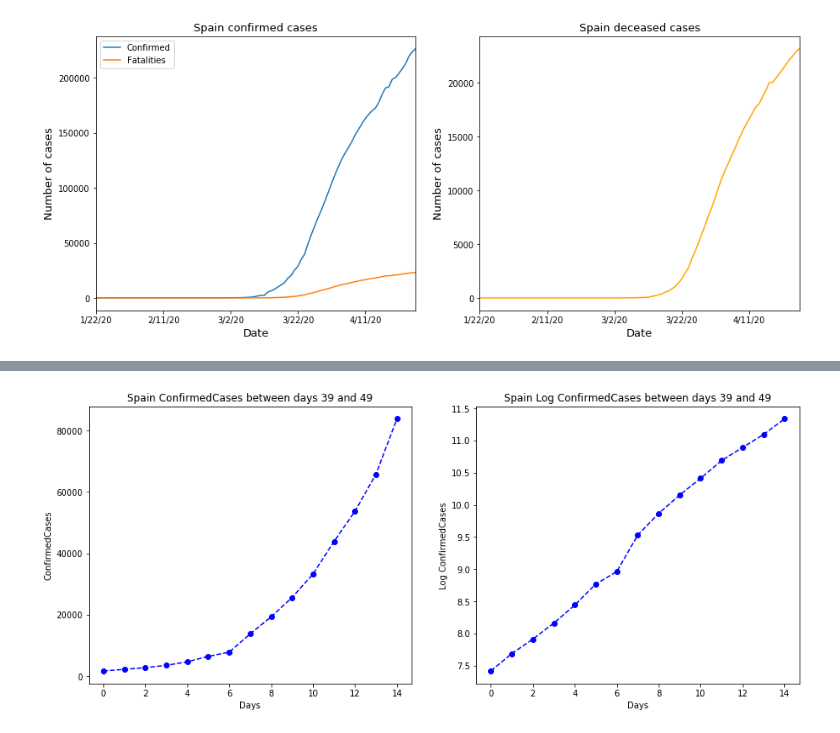
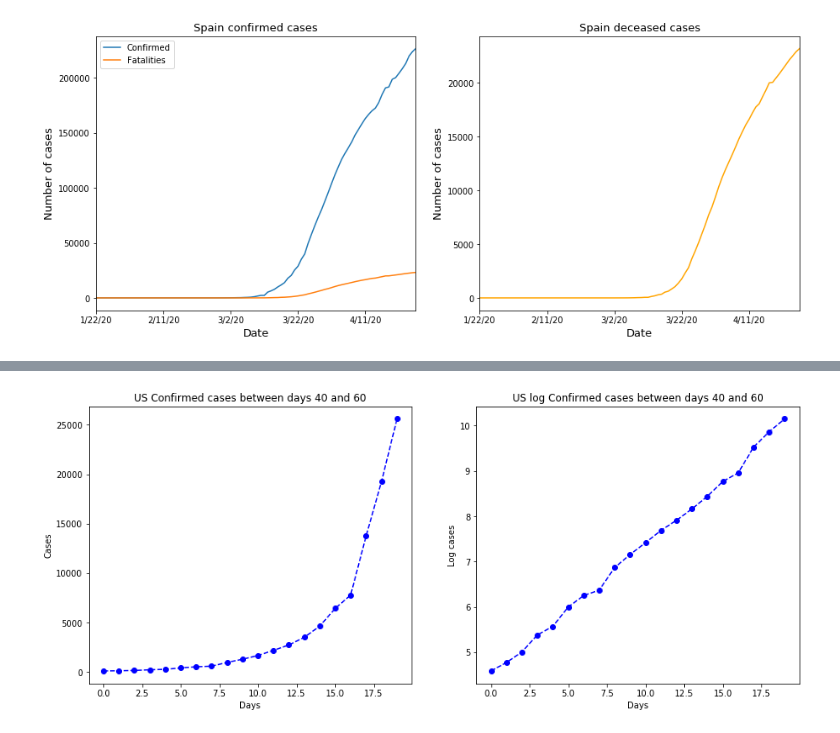
Before and after one commit to nguyentuanvn/machine-learning, a Jupyter notebook: Covid-19/Covid_19_Case_Prediction.ipynb, the cells around one changed output, grey strips where cells are left out. Cells and saved outputs as stored; diff of their text form; code cells hidden in the pictures.

```diff
--- a/Covid-19/Covid_19_Case_Prediction.ipynb
+++ b/Covid-19/Covid_19_Case_Prediction.ipynb
@@ -223,21 +270,23 @@ Optimal parameters: beta = 9.075666778422505  and gamma =  8.903973644907
 # %%
-country = "US"
-fig, (ax1, ax2) = plt.subplots(1, 2, figsize=(15,6))
+def plot_early_stage(country,type_case,start,end):
+    df_cases = get_cases_by_country(country)
+    y1 = df_cases[type_case][start:end]
+    x1 = range(0, len(y1))
 
-df_cases = get_cases_by_country(country)
-y1 = df_cases['Confirmed'][50:65]
-x1 = range(0, len(y1))
-ax1.plot(x1, y1, 'bo--')
-ax1.set_title("Spain ConfirmedCases between days 39 and 49")
-ax1.set_xlabel("Days")
-ax1.set_ylabel("ConfirmedCases")
+    fig, (ax1, ax2) = plt.subplots(1, 2, figsize=(15,6))
+    ax1.plot(x1, y1, 'bo--')
+    ax1.set_title("{} {} cases between days {} and {}".format(country,type_case,start,end))
+    ax1.set_xlabel("Days")
+    ax1.set_ylabel("Cases")
 
-y2 = y1.apply(lambda x: np.log(x))
-x2 = range(0, len(y2))
-ax2.plot(x2, y2, 'bo--')
-ax2.set_title("Spain Log ConfirmedCases between days 39 and 49")
-ax2.set_xlabel("Days")
-ax2.set_ylabel("Log ConfirmedCases")
-fig.show()
+    y2 = y1.apply(lambda x: np.log(x))
+    x2 = range(0, len(y2))
+    ax2.plot(x2, y2, 'bo--')
+    ax2.set_title("{} log {} cases between days {} and {}".format(country,type_case,start,end))
+    ax2.set_xlabel("Days")
+    ax2.set_ylabel("Log cases")
+    fig.show()
-# %% [output]
-[figure, removed]
+# %%
+plot_early_stage('US','Confirmed',40,60)
+# %% [output]
+[figure, added]
```
Also changed, not shown: parts of 33 cells of this notebook, 3 other files.
